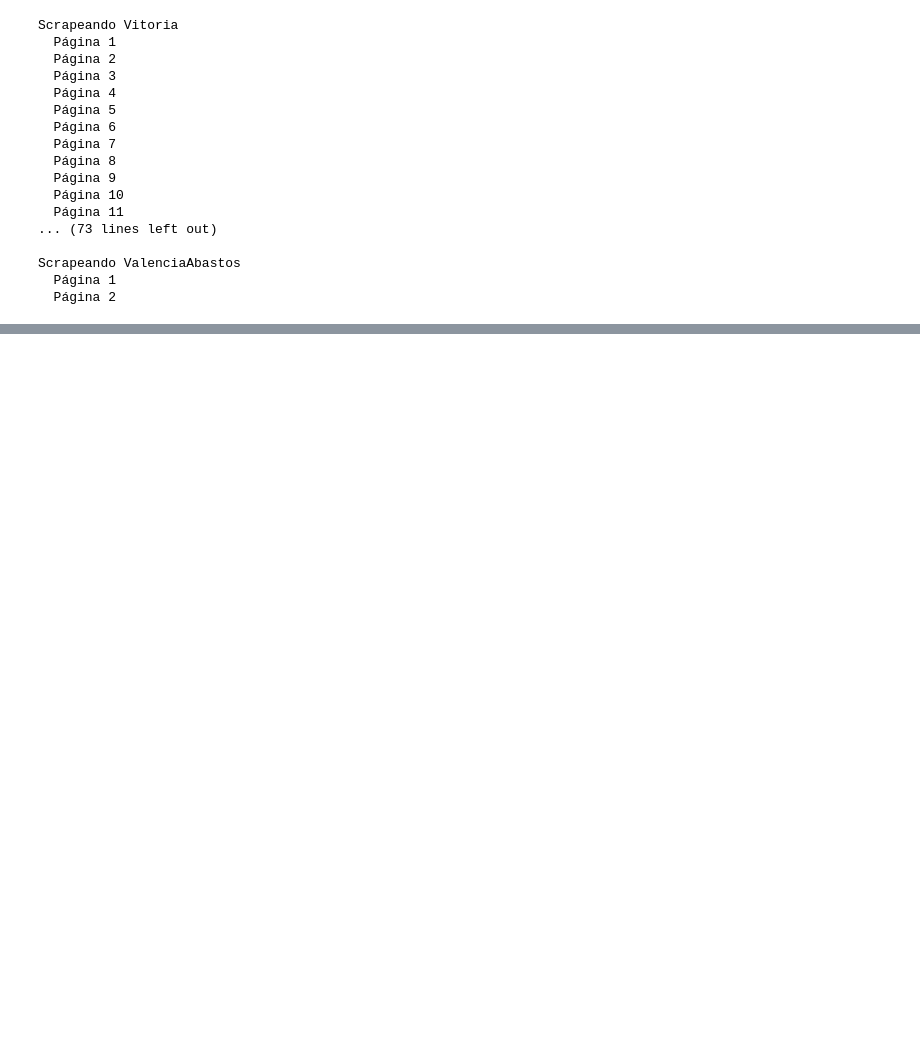
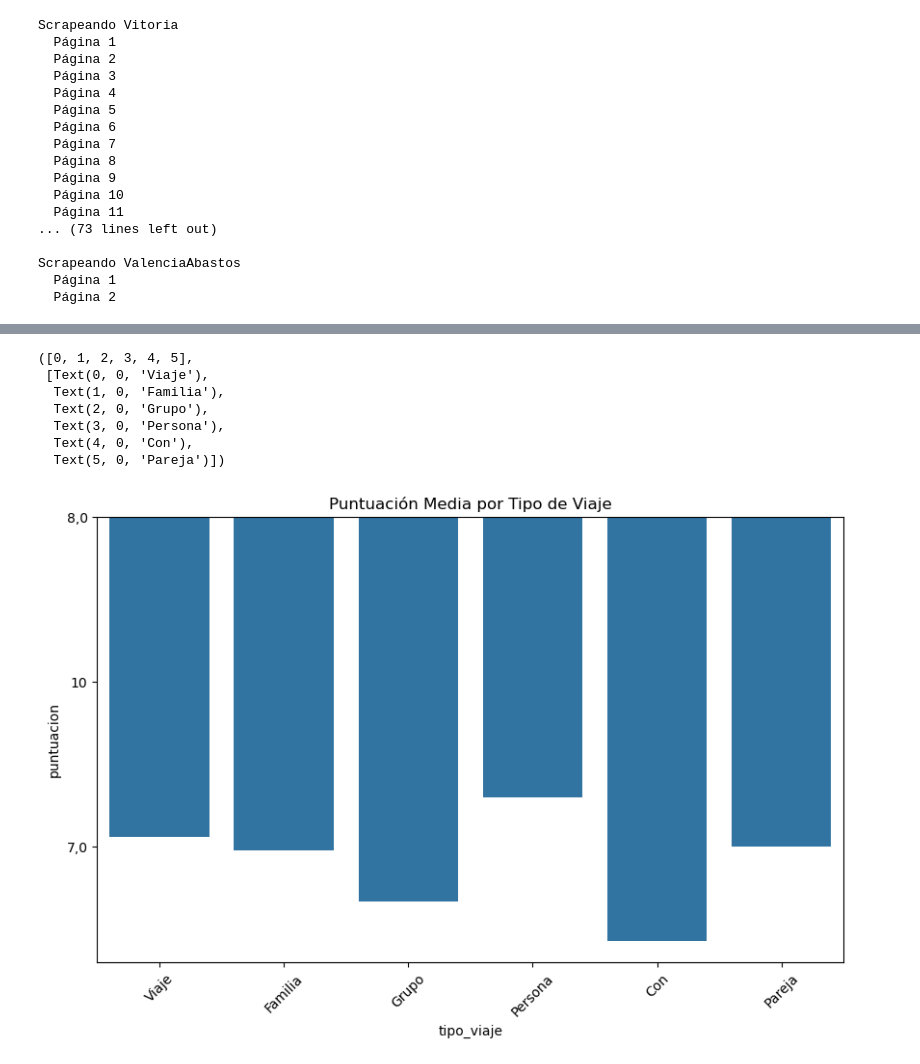
Before and after one commit to javierllorenteMon/RETO_06_VerdeOSCURO, a Jupyter notebook: webscrapping.ipynb, the cells around one changed output, grey strips where cells are left out. Cells and saved outputs as stored; diff of their text form; code cells hidden in the pictures; blank space fills up the shorter version.

```diff
--- a/webscrapping.ipynb
+++ b/webscrapping.ipynb
@@ -198,0 +241,17 @@ AttributeError: module 'matplotlib' has no attribute 'get_data_path'
+# %%
+# Extraer tipo de viaje de las etiquetas
+df['tipo_viaje'] = df['etiquetas'].str.split(' | ').str[0]
+
+plt.figure(figsize=(10, 6))
+sns.barplot(data=df, x='tipo_viaje', y='puntuacion', errorbar=None)
+plt.title('Puntuación Media por Tipo de Viaje')
+plt.xticks(rotation=45)
+# %% [output]
+([0, 1, 2, 3, 4, 5],
+ [Text(0, 0, 'Viaje'),
+  Text(1, 0, 'Familia'),
+  Text(2, 0, 'Grupo'),
+  Text(3, 0, 'Persona'),
+  Text(4, 0, 'Con'),
+  Text(5, 0, 'Pareja')])
+[figure, added]
```
Also changed, not shown: parts of 10 cells of this notebook, 16 other files.
